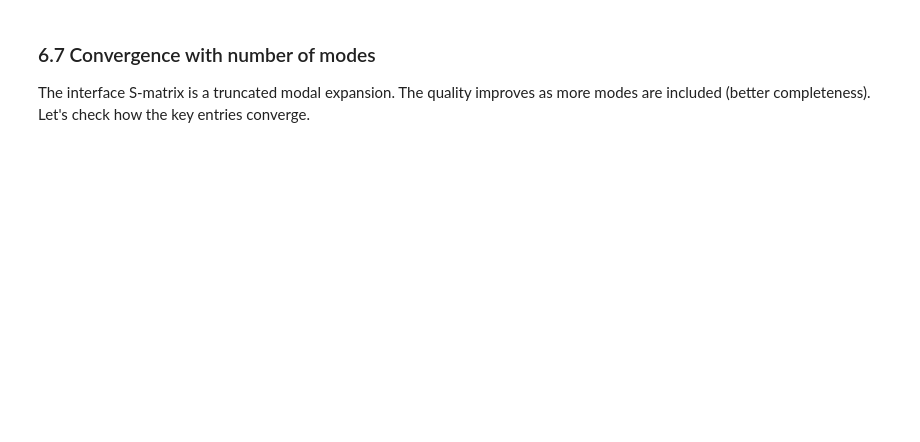
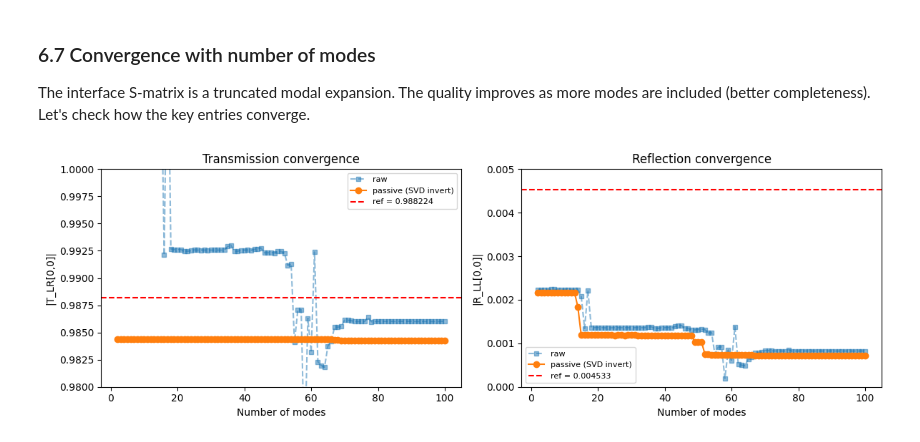
Before and after one commit to flaport/meow, a Jupyter notebook: rib_waveguide_interface_regularized.ipynb, the cells around one changed output. Cells and saved outputs as stored; diff of their text form; code cells hidden in the pictures; blank space fills up the shorter version.

```diff
--- a/rib_waveguide_interface_regularized.ipynb
+++ b/rib_waveguide_interface_regularized.ipynb
@@ -603,17 +692,18 @@ for K in range(2, N + 1):
     mR_k = modes_right[:K]
     O_lr_k = overlap_matrix(mL_k, mR_k, ip)
     O_rl_k = overlap_matrix(mR_k, mL_k, ip)
+    I_k = np.eye(K)
 
-    # Compute all 4 blocks
+    # Compute all 4 blocks (using stable averaged R formulation)
     A_lr_k = O_lr_k + O_rl_k.T
-    T_lr_k = np.linalg.solve(A_lr_k.T, 2.0 * np.eye(K)).T
-    R_ll_k = 0.5 * (O_rl_k.T - O_lr_k) @ T_lr_k
+    T_lr_k = np.linalg.solve(A_lr_k.T, 2.0 * I_k).T
+    R_ll_k = 0.5 * ((O_rl_k.T @ T_lr_k - I_k) + (I_k - O_lr_k @ T_lr_k))
 
     A_rl_k = O_rl_k + O_lr_k.T
-    T_rl_k = np.linalg.solve(A_rl_k.T, 2.0 * np.eye(K)).T
-    R_rr_k = 0.5 * (O_lr_k.T - O_rl_k) @ T_rl_k
+    T_rl_k = np.linalg.solve(A_rl_k.T, 2.0 * I_k).T
+    R_rr_k = 0.5 * ((O_lr_k.T @ T_rl_k - I_k) + (I_k - O_rl_k @ T_rl_k))
 
-    # Full S-matrix, then SVD passivity clipping
+    # Full S-matrix, then SVD passivity correction
     S_k = np.block(
         [
             [R_ll_k, T_rl_k],
@@ -640,26 +730,28 @@ ref_R = abs(S_ref[0, 0])
 # %%
 fig, (ax1, ax2) = plt.subplots(1, 2, figsize=(12, 4))
 ax1.plot(Ks, Ts, "s--", alpha=0.5, label="raw", markersize=4)
-ax1.plot(Ks, Ts_p, "o-", label="passive (SVD clip)")
+ax1.plot(Ks, Ts_p, "o-", label="passive (SVD invert)")
 ax1.axhline(ref_T, color="r", ls="--", label=f"ref = {ref_T:.6f}")
 ax1.set_xlabel("Number of modes")
 ax1.set_ylabel("|T_LR[0,0]|")
 ax1.legend(fontsize=8)
 ax1.set_title("Transmission convergence")
 ax1.set_ylim(0.98, 1.00)
 
 ax2.plot(Ks, Rs, "s--", alpha=0.5, label="raw", markersize=4)
-ax2.plot(Ks, Rs_p, "o-", label="passive (SVD clip)")
+ax2.plot(Ks, Rs_p, "o-", label="passive (SVD invert)")
 ax2.axhline(ref_R, color="r", ls="--", label=f"ref = {ref_R:.6f}")
 ax2.set_xlabel("Number of modes")
 ax2.set_ylabel("|R_LL[0,0]|")
 ax2.legend(fontsize=8)
 ax2.set_title("Reflection convergence")
 ax2.set_ylim(0.00, 0.005)
 
 
 plt.tight_layout()
 plt.show()
+# %% [output]
+[figure, added]
 # %% [markdown]
 ## 7. Discussion
 
```
Also changed, not shown: parts of 11 cells of this notebook, 8 other files.
